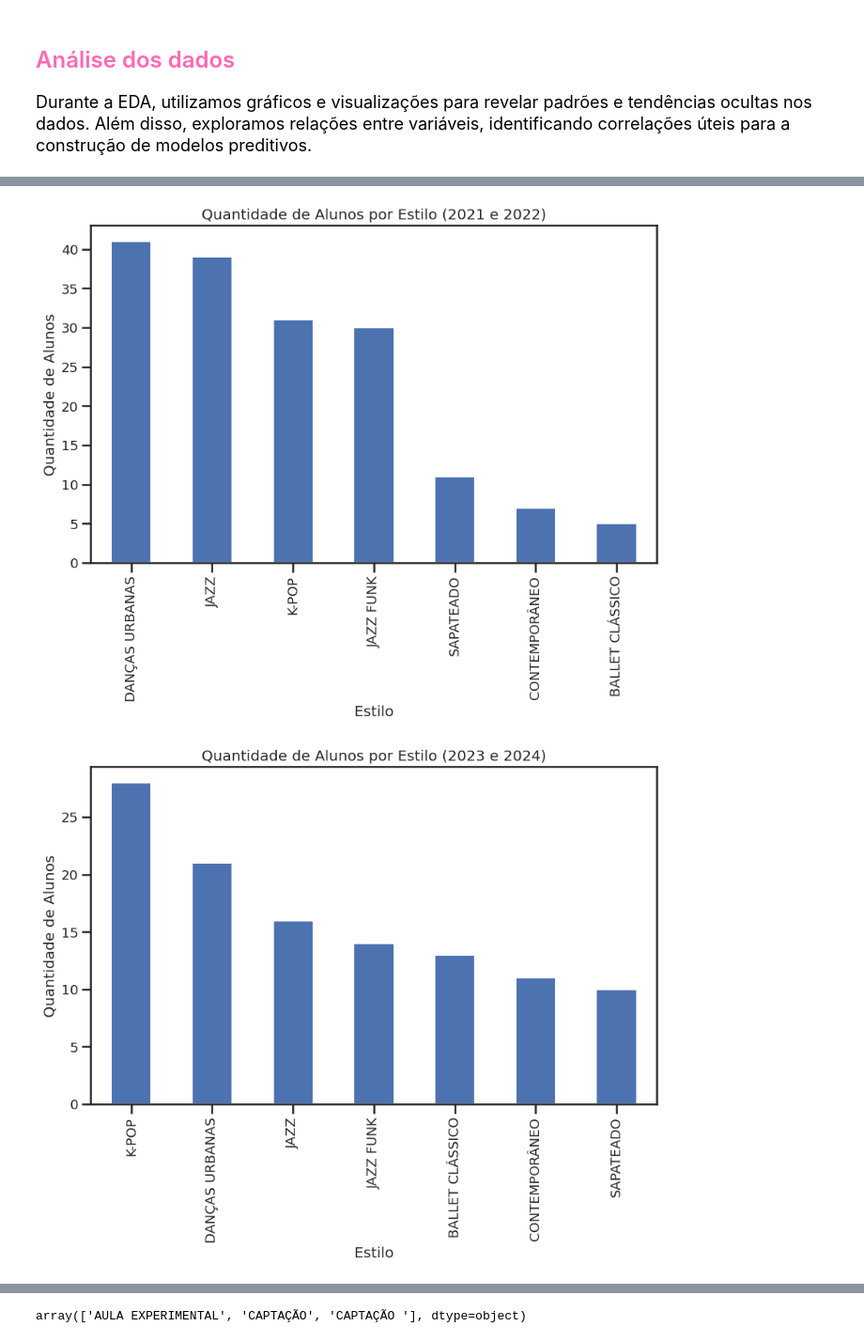
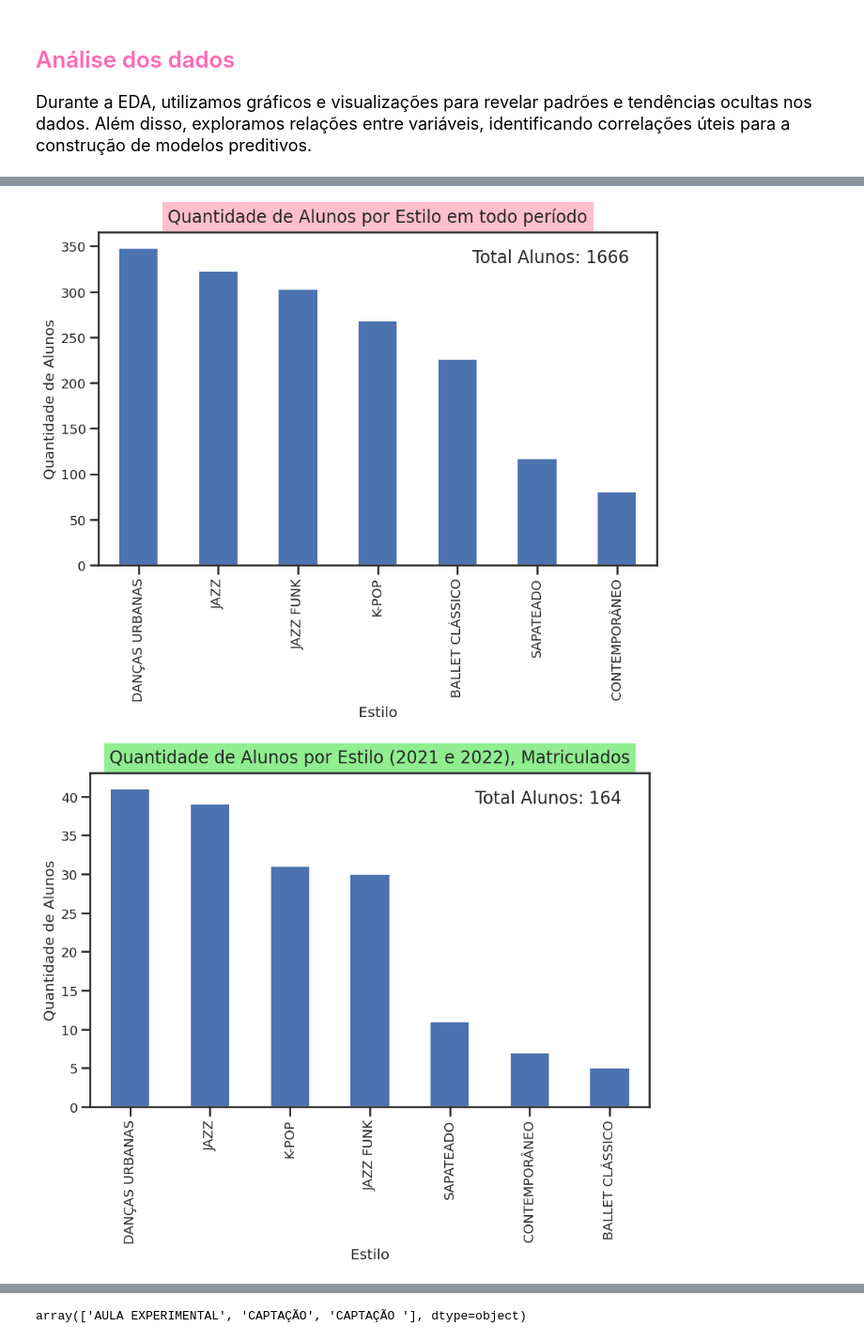
Before and after one commit to KoreTane/PredictiveLeadManagement, a Jupyter notebook: CBS_Dance_EDA.ipynb, the cells around one changed output, grey strips where cells are left out. Shown: that part at 94% size. Cells and saved outputs as stored; diff of their text form; code cells hidden in the pictures.

```diff
--- a/CBS_Dance_EDA.ipynb
+++ b/CBS_Dance_EDA.ipynb
@@ -46,30 +46,56 @@ dfc.head(5)
 | 3 | 2021-01-05 | 1 | ENIALE RAMOS QUINTINO MÃE ELAINE | 11 | ADOLESCENTE | 0000-0000 | AULA EXPERIMENTAL | WHATS | JAZZ | ... |
 | 4 | 2022-01-07 | 1 | BIA | 19 | ADULTO | 0000-0000 | CAPTAÇÃO | WHATSAPP | JAZZ FUNK | ... |
 # %%
-# Filtrar apenas os registros com anos de 2023 e 2024 e situação final 'CONTRATADO'
+# Contar a quantidade de alunos por estilo
+style_counts1 = dfc['ESTILOS'].value_counts()
+
+# Filtrar apenas os registros com anos de 2023 e 2024 e situação final 'MATRICULADO'
 filtered_dfC = dfc[(dfc['DATA 1º CONTATO'].dt.year.isin([2023, 2024])) & (dfc['SITUAÇÃO_FINAL'] == 'MATRICULADO')]
+
+# Filtrar apenas os registros com anos de 2021 e 2022 e situação final 'MATRICULADO'
 filtered_dfCA = dfc[(dfc['DATA 1º CONTATO'].dt.year.isin([2021, 2022])) & (dfc['SITUAÇÃO_FINAL'] == 'MATRICULADO')]
-# Contar a quantidade de alunos por estilo
+
+# Contar a quantidade de alunos por estilo para 2023 e 2024
 style_counts = filtered_dfC['ESTILOS'].value_counts()
 
 # Contar a quantidade de alunos por estilo para 2021 e 2022
 style_counts_2021_2022 = filtered_dfCA['ESTILOS'].value_counts()
 
+# Plotar o gráfico de barras qtd. alundos x estilos
+plt.figure(figsize=(10, 6))
+style_counts1.plot(kind='bar')
+plt.title('Quantidade de Alunos por Estilo em todo período',
+           backgroundcolor='#FFC0CB',
+           pad=10,
+           fontsize=17)
+plt.xlabel('Estilo')
+plt.ylabel('Quantidade de Alunos')
+plt.text(0.95, 0.95, f'Total Alunos: {len(dfc)}', transform=plt.gca().transAxes, ha='right', va='top', fontsize=17)
+plt.show()
+
 # Plotar o gráfico de barras qtd. alundos x estilos para 2021 e 2022
 plt.figure(figsize=(10, 6))
 style_counts_2021_2022.plot(kind='bar')
-plt.title('Quantidade de Alunos por Estilo (2021 e 2022)')
+plt.title('Quantidade de Alunos por Estilo (2021 e 2022), Matriculados',
+           backgroundcolor='lightgreen',
+           pad=10,
+           fontsize=17)
 plt.xlabel('Estilo')
 plt.ylabel('Quantidade de Alunos')
+plt.text(0.95, 0.95, f'Total Alunos: {len(filtered_dfCA)}', transform=plt.gca().transAxes, ha='right', va='top', fontsize=17)
 plt.show()
 
 # Plotar o gráfico de barras qtd. alundos x estilos para 2023 e 2024
 plt.figure(figsize=(10, 6))
 style_counts.plot(kind='bar')
-plt.title('Quantidade de Alunos por Estilo (2023 e 2024)')
+plt.title('Quantidade de Alunos por Estilo (2023 e 2024), Matriculados',
+           backgroundcolor='lightgreen',
+           pad=10,
+           fontsize=17)
 plt.xlabel('Estilo')
 plt.ylabel('Quantidade de Alunos')
+plt.text(0.95, 0.95, f'Total Alunos: {len(filtered_dfC)}', transform=plt.gca().transAxes, ha='right', va='top', fontsize=17)
 plt.show()
 # %% [output]
-[figure, old version]
+[figure, new version]
-[figure, old version]
+[figure, new version]
```
Also changed, not shown: parts of 7 cells of this notebook.
